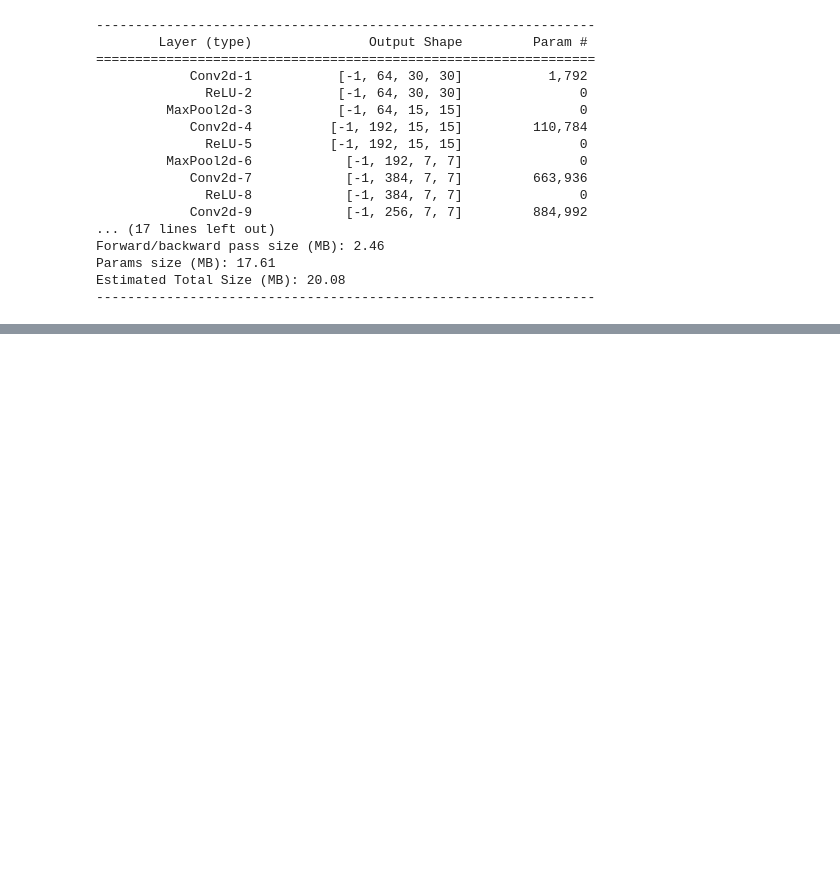
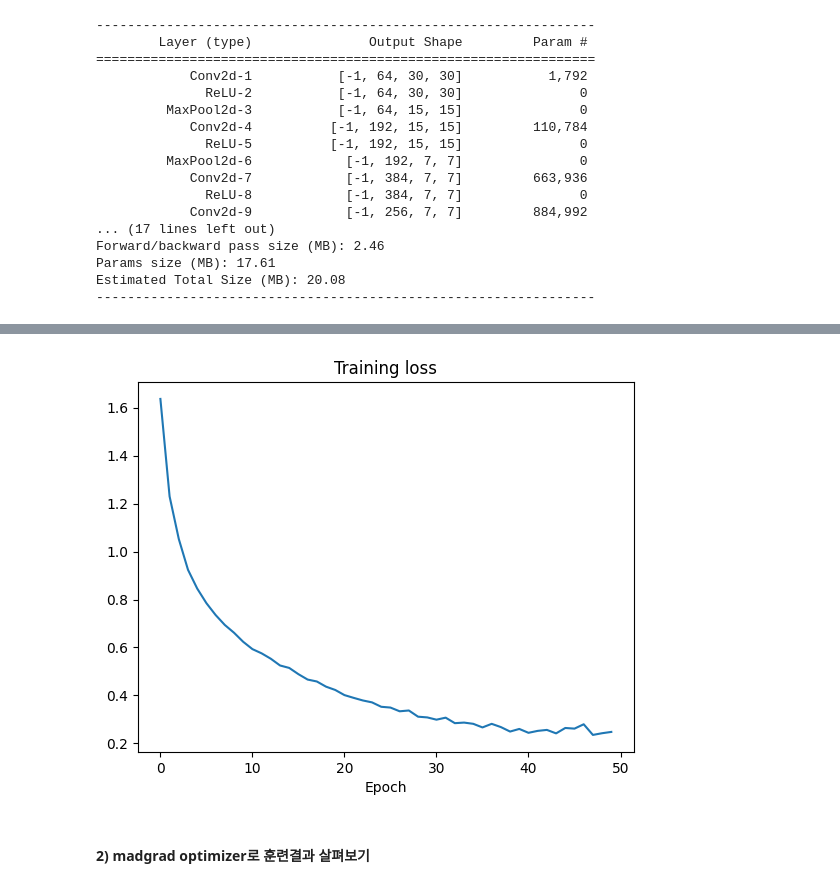
Before and after one commit to aeolian83/deep_learning_pytorch, a Jupyter notebook: pytorch_entry_04.ipynb, the cells around one changed output, grey strips where cells are left out. Saved outputs shown, nothing was run; the diff lists cells and outputs as text; code cells hidden in the pictures; blank space fills up the shorter version.

```diff
--- a/pytorch_entry_04.ipynb
+++ b/pytorch_entry_04.ipynb
@@ -134,0 +137,24 @@ del model
+# %%
+# Define loss function, optimizer
+
+criterion = nn.CrossEntropyLoss() # 다중 분류 문제에서는 기본적으로 Cross Entropy Loss를 기본으로 사용한다. softmax계산까지 포함되어 있으므로 마지막 출력값에 별도의 softmax를 적용할 필요가 없다.
+alexnet_adam = AlexNet().to(device) # 추가로 adam과 madgrad train curve를 비교해 볼 예정이다.
+optimizer_adam = optim.Adam(alexnet_adam.parameters(), lr=1e-3)
+# %%
+# Train AlexNet
+
+loss_ = [] # train curve를 그리기위한 loss 저장요 list
+n = len(trainloader) # 배치 개수
+for epoch in range(50):
+    running_loss = 0.0
+    for data in trainloader:
+        inputs, labels = data[0].to(device), data[1].to(device) # 배치데이터, gpu 연산을 위해 .to(device)로 데이터를 gpu로 보내준다.
+        optimizer_adam.zero_grad()
+        outputs = alexnet_adam(inputs)
+        loss = criterion(outputs, labels) # evaluate loss fucntion
+        loss.backward()
+        optimizer_adam.step()
+        running_loss += loss.item()
+
+    loss_.append(running_loss / n) # mean of each epoch
+    print(f'[{epoch+1}] loss: {running_loss / n}')
@@ -134,0 +179,8 @@ del model
+# %%
+# 학습 손실 함수 그래프 그리기
+plt.plot(loss_)
+plt.title('Training loss')
+plt.xlabel("Epoch")
+plt.show()
+# %% [output]
+[figure, added]
@@ -134,0 +197,2 @@ del model
+# %% [markdown]
+#### 2) madgrad optimizer로 훈련결과 살펴보기
```
Also changed, not shown: parts of 9 cells of this notebook, 1 other file.
